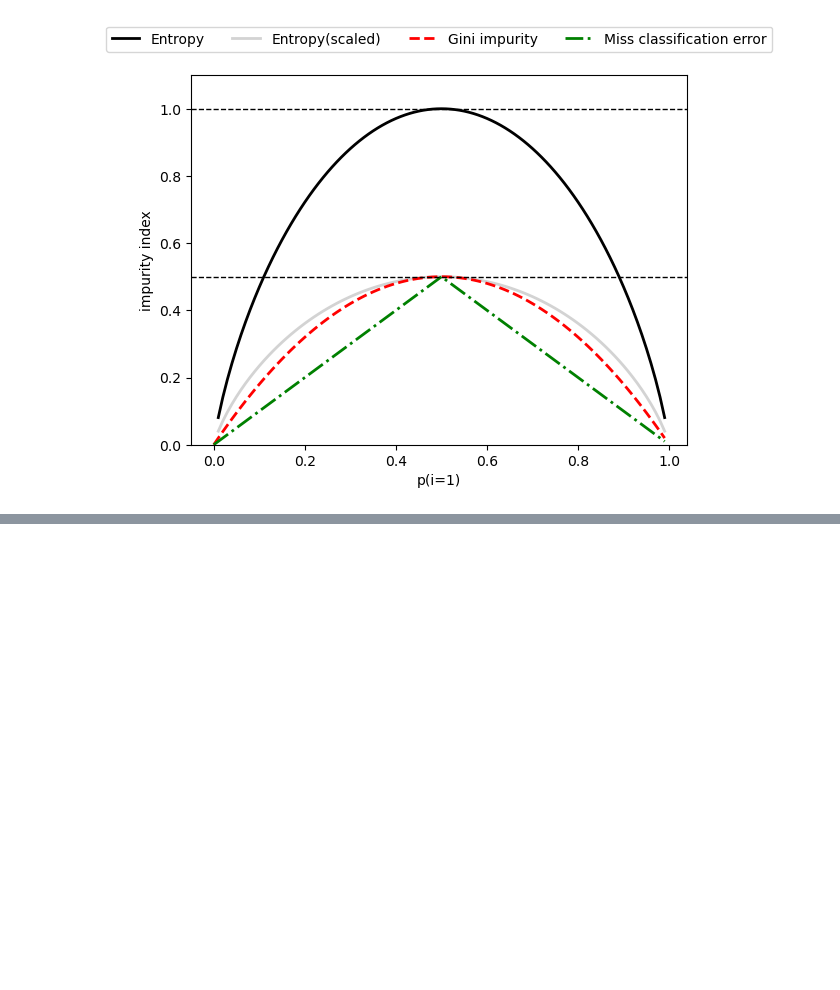
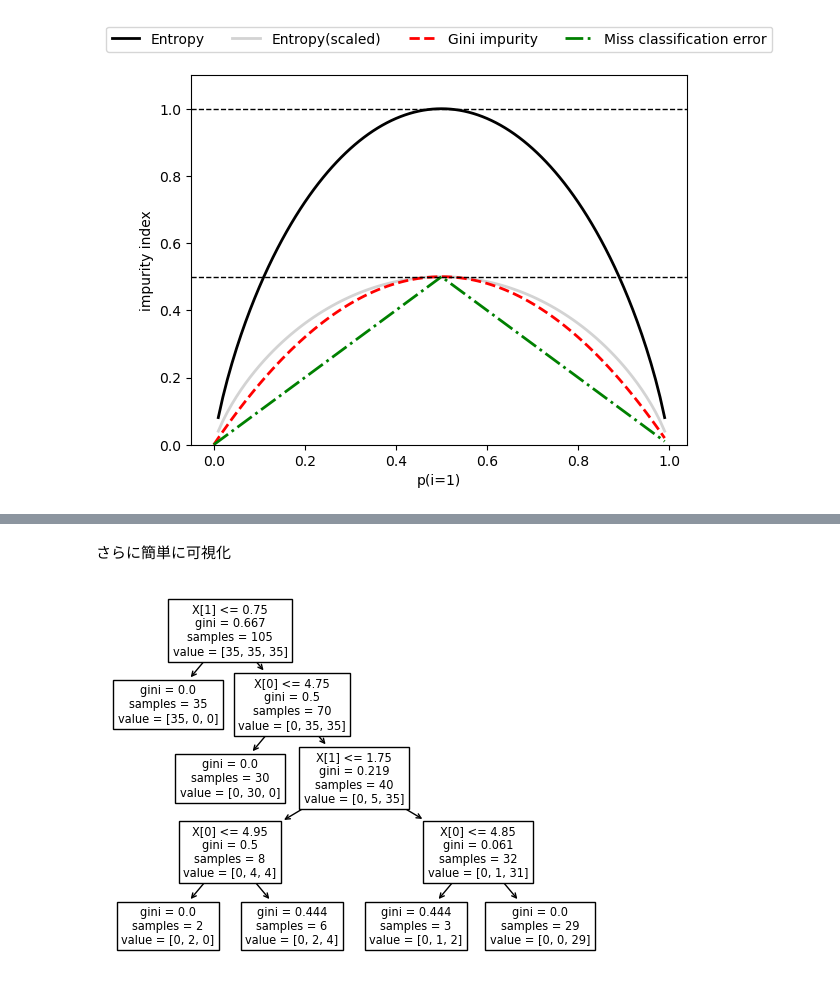
Before and after one commit to K-Bokka/py_ml_3rd, a Jupyter notebook: notebooks/ch03/06_decision_tree.ipynb, the cells around one changed output, grey strips where cells are left out. Cells and saved outputs as stored; diff of their text form; code cells hidden in the pictures; blank space fills up the shorter version.

```diff
--- a/notebooks/ch03/06_decision_tree.ipynb
+++ b/notebooks/ch03/06_decision_tree.ipynb
@@ -45,0 +74,9 @@ plt.show()
+# %% [markdown]
+さらに簡単に可視化
+# %%
+from sklearn import tree
+
+tree.plot_tree(tree_model)
+plt.show()
+# %% [output]
+[figure, added]
```
Also changed, not shown: parts of 6 cells of this notebook, 5 other files.
